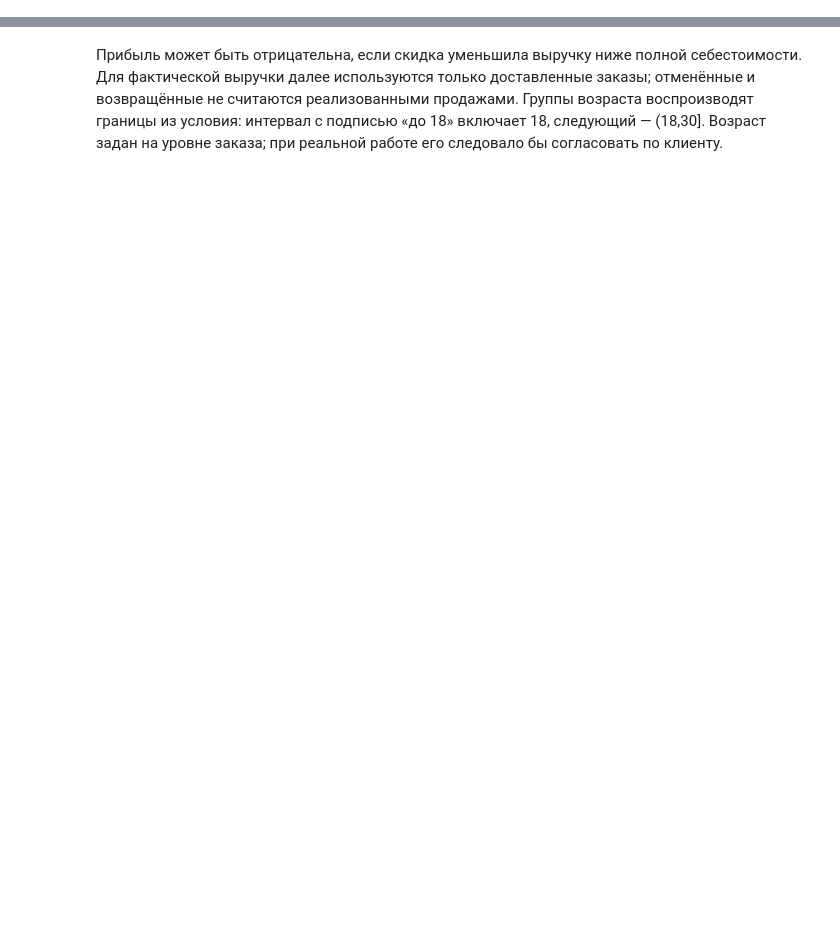
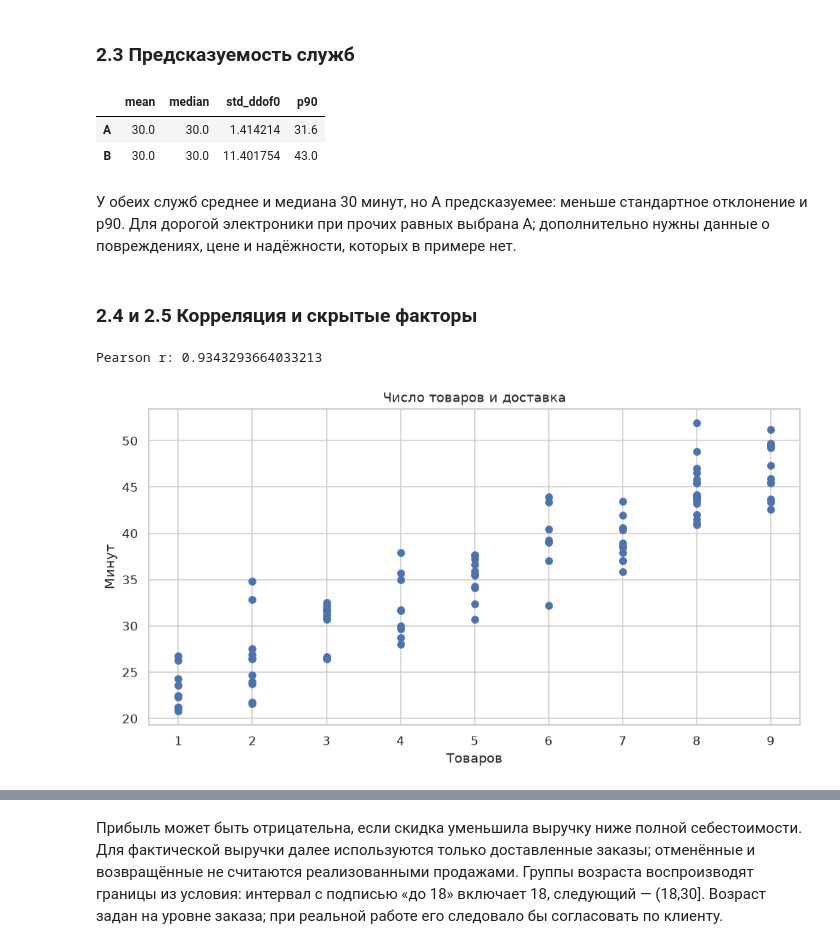
Before and after one commit to lisovcoff/susu-data-analysis-labs, a Jupyter notebook: lab2/lab2.ipynb, the cells around one changed output, grey strips where cells are left out. Saved outputs shown, nothing was run; the diff lists cells and outputs as text; code cells hidden in the pictures; blank space fills up the shorter version.

```diff
--- a/lab02/part2/lab02_part2.ipynb
+++ b/lab2/lab2.ipynb
@@ -138,0 +7,20 @@ Name: count, dtype: int64
+# %%
+from pathlib import Path
+import numpy as np
+import pandas as pd
+import matplotlib.pyplot as plt
+import seaborn as sns
+from scipy import stats
+from IPython.display import display, Markdown
+
+pd.set_option('display.max_columns', 25)
+pd.set_option('display.max_rows', 25)
+sns.set_theme(style='whitegrid', font='DejaVu Sans')
+plt.rcParams.update({'figure.figsize': (9, 5), 'figure.dpi': 110})
+DATA = Path('lab2') if Path('lab2').is_dir() else Path('.')
+
+def show(name=None):
+    """Показать график в ноутбуке без создания внешних файлов."""
+    plt.tight_layout()
+    plt.show()
+    plt.close('all')
@@ -138,0 +159,28 @@ Name: count, dtype: int64
+# %% [markdown]
+### 2.3 Предсказуемость служб
+# %%
+A = np.array([28, 29, 30, 31, 32])
+B = np.array([15, 20, 30, 40, 45])
+display(pd.DataFrame({'mean': [A.mean(), B.mean()], 'median': [np.median(A), np.median(B)], 'std_ddof0': [A.std(), B.std()], 'p90': [np.quantile(A, 0.9), np.quantile(B, 0.9)]}, index=['A', 'B']))
+# %% [output]
+|  | mean | median | std_ddof0 | p90 |
+| A | 30.0 | 30.0 | 1.414214 | 31.6 |
+| B | 30.0 | 30.0 | 11.401754 | 43.0 |
+# %% [markdown]
+У обеих служб среднее и медиана 30 минут, но A предсказуемее: меньше стандартное отклонение и p90. Для дорогой электроники при прочих равных выбрана A; дополнительно нужны данные о повреждениях, цене и надёжности, которых в примере нет.
+# %% [markdown]
+### 2.4 и 2.5 Корреляция и скрытые факторы
+# %%
+np.random.seed(42)
+items = np.random.randint(1, 10, 100)
+correlated = 20 + 3 * items + np.random.normal(0, 3, 100)
+r = np.corrcoef(items, correlated)[0, 1]
+print('Pearson r:', r)
+plt.scatter(items, correlated)
+plt.xlabel('Товаров')
+plt.ylabel('Минут')
+plt.title('Число товаров и доставка')
+show('correlation')
+# %% [output]
+Pearson r: 0.9343293664033213
+[figure, added]
```
Also changed, not shown: parts of 61 cells of this notebook, 44 other files.
